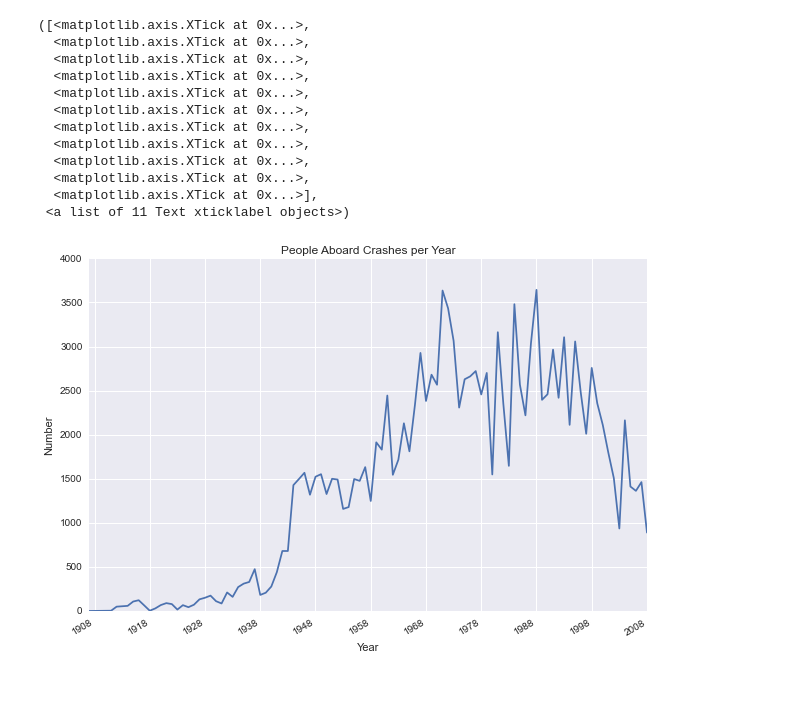
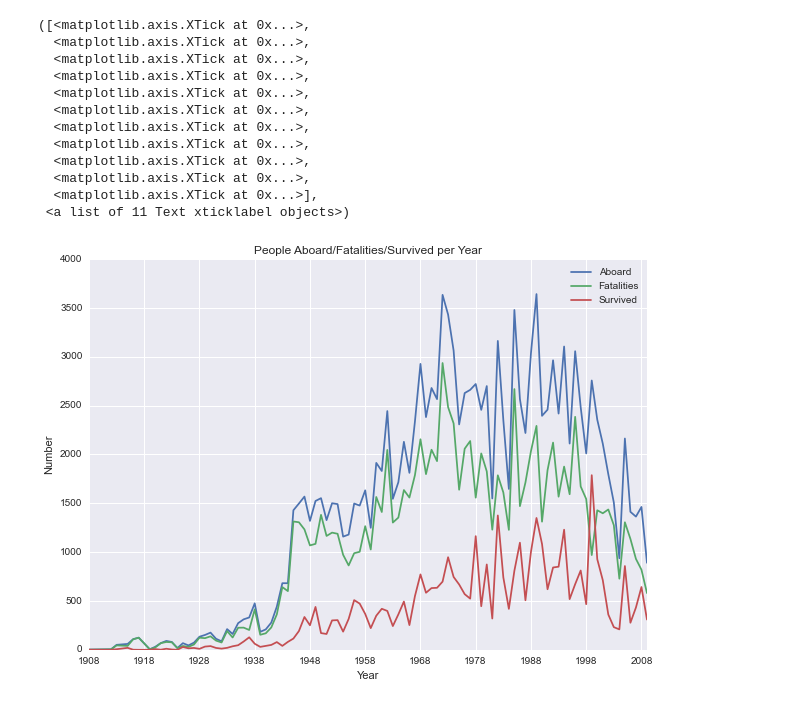
Before and after one commit to RyanSCodes/TLNR-Data-Science, a Jupyter notebook: PlaneCrashes/Aircrash.ipynb, the cells around one changed output. Drawn from its saved outputs; the diff is of its cells as text; code cells hidden in the pictures.

```diff
--- a/PlaneCrashes/Aircrash.ipynb
+++ b/PlaneCrashes/Aircrash.ipynb
@@ -4,11 +4,14 @@ import pandas as pd
 import matplotlib.pyplot as plt
 import seaborn as sns
 %matplotlib inline
+from pylab import rcParams
+rcParams['figure.figsize'] = 10, 7
 # %%
 datafile = '3-Airplane_Crashes_Since_1908.txt'
-df = pd.read_table(datafile, sep=',')
+df = pd.read_table(datafile, sep=',', parse_dates=False)
 df['Crash'] = 1
 df.head()
+# Parse in data
 # %% [output]
 |  | Date | Time | Location | Operator | Flight # | Route | Type | Registration | cn/In | Aboard | ... |
 | 0 | 09/17/1908 | 17:18 | Fort Myer, Virginia | Military - U.S. Army | NaN | Demonstration | Wright Flyer III | NaN | 1 | 2 | ... |
@@ -16,9 +19,3 @@ df.head()
 | 2 | 08/06/1913 | NaN | Victoria, British Columbia, Canada | Private | - | NaN | Curtiss seaplane | NaN | NaN | 1 | ... |
 | 3 | 09/09/1913 | 18:30 | Over the North Sea | Military - German Navy | NaN | NaN | Zeppelin L-1 (airship) | NaN | NaN | 20 | ... |
 | 4 | 10/17/1913 | 10:30 | Near Johannisthal, Germany | Military - German Navy | NaN | NaN | Zeppelin L-2 (airship) | NaN | NaN | 30 | ... |
-# %%
-df['Date'] = pd.to_datetime(df['Date'])
-
-df['Year'] = pd.DatetimeIndex(df.Date).to_period("y")
-YearVsDeaths = df.groupby('Year').sum()
-YearVsDeaths.head()
@@ -32,0 +28,9 @@ YearVsDeaths.head()
+# %%
+def  toInt(x) :
+    y = str(x)
+    z = y[-4:]
+    z = int(z)
+    return z
+
+df['Year'] = df['Date'].apply(toInt)
+# Cast an integer (Year) from datetime (Date)
@@ -52,19 +59,20 @@ plt.xticks(pd.date_range("1908", "2009", freq="10A"))
 # %%
-plt.figure(figsize=(10, 7))
-ax = YearVsDeaths['Aboard'].plot(x_compat=True)
-ax.set(xlabel='Year', ylabel='Number', title='People Aboard Crashes per Year')
-plt.xticks(pd.date_range("1908", "2009", freq="10A"))
+#plt.figure(figsize=(10, 7))
+YearVsDeaths['Survived'] = YearVsDeaths['Aboard'] - YearVsDeaths['Fatalities']
+ax = YearVsDeaths[['Aboard', 'Fatalities', 'Survived']].plot(x_compat=True)
+ax.set(xlabel='Year', ylabel='Number', title='People Aboard/Fatalities/Survived per Year')
+plt.xticks(np.arange(1908, 2009, 10))
 # %% [output]
 ([<matplotlib.axis.XTick at 0x...>,
   <matplotlib.axis.XTick at 0x...>,
   <matplotlib.axis.XTick at 0x...>,
   <matplotlib.axis.XTick at 0x...>,
   <matplotlib.axis.XTick at 0x...>,
   <matplotlib.axis.XTick at 0x...>,
   <matplotlib.axis.XTick at 0x...>,
   <matplotlib.axis.XTick at 0x...>,
   <matplotlib.axis.XTick at 0x...>,
   <matplotlib.axis.XTick at 0x...>,
   <matplotlib.axis.XTick at 0x...>],
  <a list of 11 Text xticklabel objects>)
-[figure, old version]
+[figure, new version]
```
Also changed, not shown: parts of 13 cells of this notebook, 2 other files.
